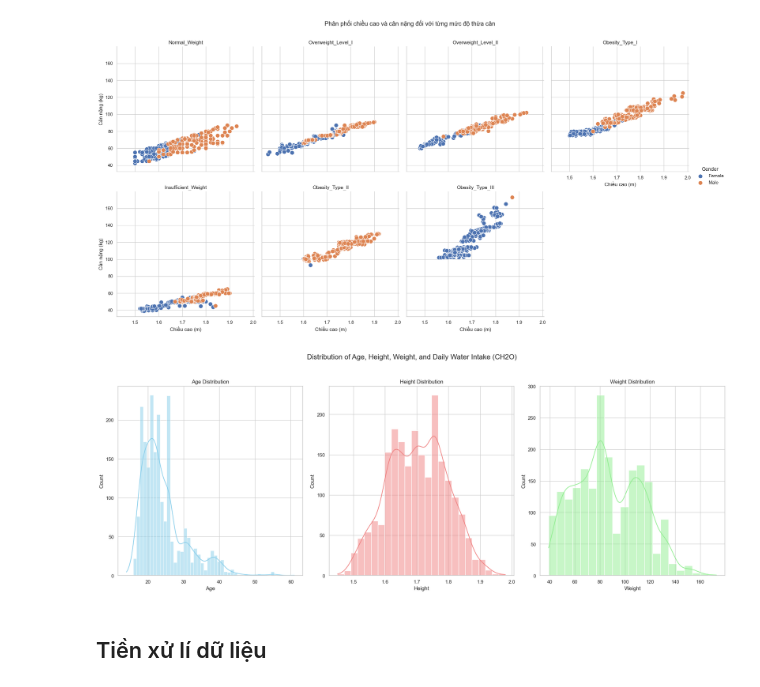
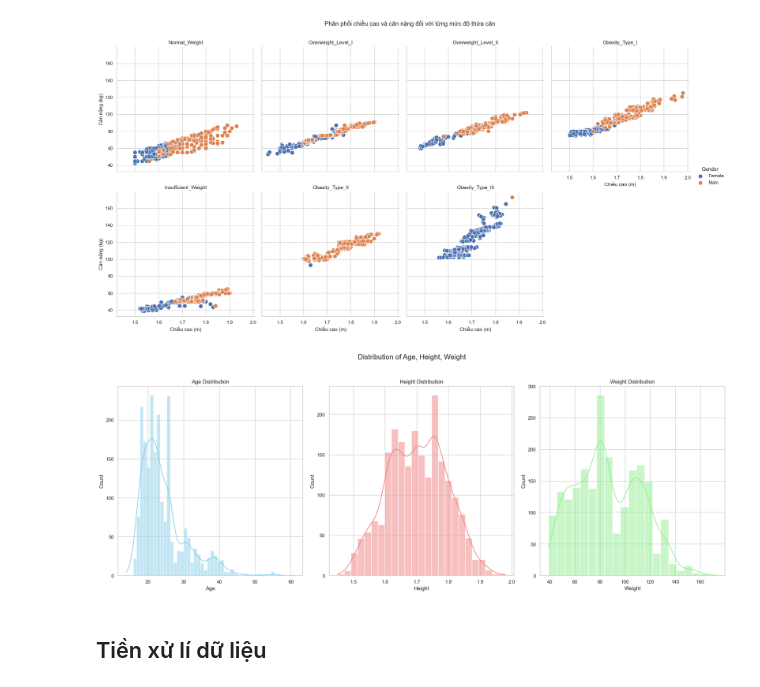
Before and after one commit to HTri09/midterm_ml, a Jupyter notebook: ObesityDataSet.ipynb, the cells around one changed output. Saved outputs shown, nothing was run; the diff lists cells and outputs as text; code cells hidden in the pictures.

```diff
--- a/ObesityDataSet.ipynb
+++ b/ObesityDataSet.ipynb
@@ -143,25 +143,25 @@ plt.show()
 # %%
 # Set up the figure for multiple plots in a single row
 fig, axes = plt.subplots(1, 3, figsize=(20, 8))
-fig.suptitle('Distribution of Age, Height, Weight, and Daily Water Intake (CH2O)', fontsize=16)
+fig.suptitle('Distribution of Age, Height, Weight', fontsize=16)
 
 # Age distribution
 sns.histplot(data['Age'], kde=True, color='skyblue', ax=axes[0])
 axes[0].set_title('Age Distribution')
 
 # Height distribution
 sns.histplot(data['Height'], kde=True, color='lightcoral', ax=axes[1])
 axes[1].set_title('Height Distribution')
 
 # Weight distribution
 sns.histplot(data['Weight'], kde=True, color='lightgreen', ax=axes[2])
 axes[2].set_title('Weight Distribution')
 
 
 plt.tight_layout(rect=[0, 0.03, 1, 0.95])
 plt.show()
 # %% [output]
-[figure, old version]
+[figure, new version]
 # %% [markdown]
 ## Tiền xử lí dữ liệu
 # %% [markdown]
```
Also changed, not shown: parts of 7 cells of this notebook.
